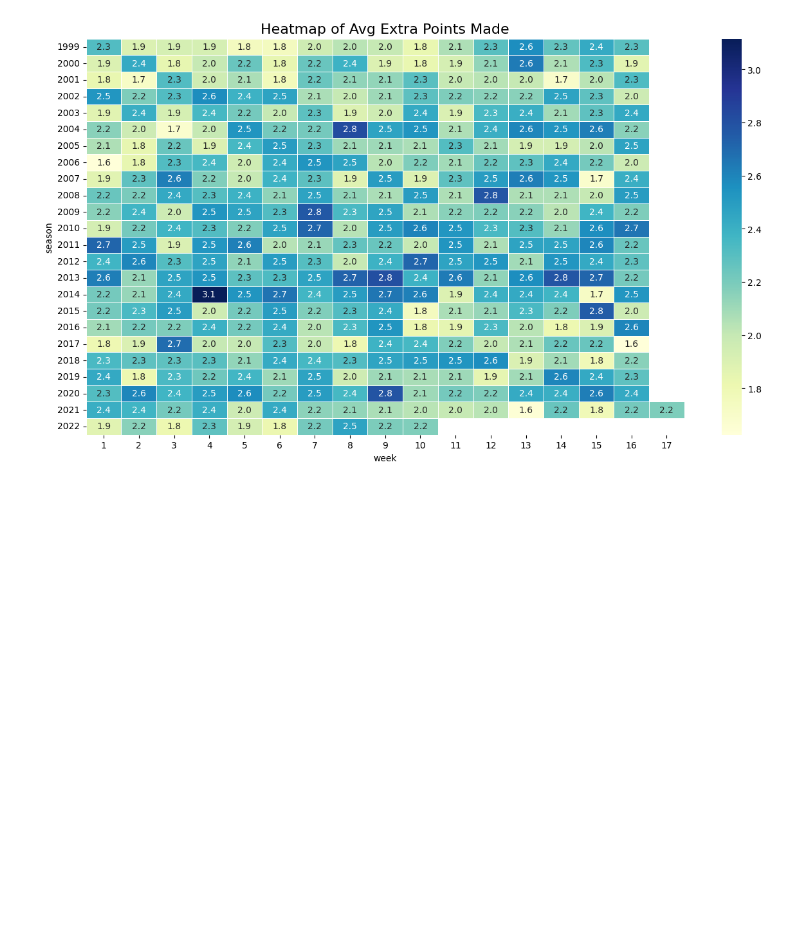
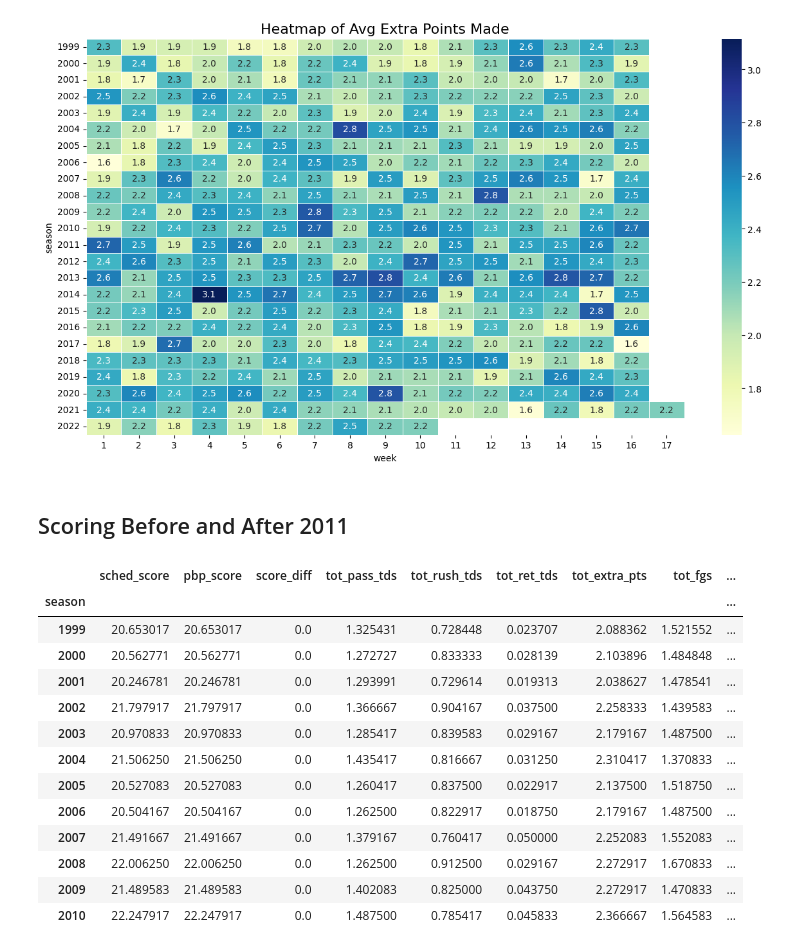
Before and after one commit to gfidanli/fantasy_football_analysis, a Jupyter notebook: daily_analysis/day_21_30/day25.ipynb, the cells around one changed output. Drawn from its saved outputs; the diff is of its cells as text; code cells hidden in the pictures; blank space fills up the shorter version.

```diff
--- a/daily_analysis/day_21_30/day25.ipynb
+++ b/daily_analysis/day_21_30/day25.ipynb
@@ -125,3 +98,5 @@ plot_heatmap(reg_season, 'tot_fgs', "Avg Field Goals Made")
 plot_heatmap(reg_season, 'tot_extra_pts', "Avg Extra Points Made")
 # %% [output]
 [figure]
+# %% [markdown]
+## Scoring Before and After 2011
@@ -127,0 +106,17 @@ plot_heatmap(reg_season, 'tot_extra_pts', "Avg Extra Points Made")
+# %%
+by_season_1999_2010
+# %% [output]
+|  | sched_score | pbp_score | score_diff | tot_pass_tds | tot_rush_tds | tot_ret_tds | tot_extra_pts | tot_fgs | ... |
+| season |  |  |  |  |  |  |  |  | ... |
+| 1999 | 20.653017 | 20.653017 | 0.0 | 1.325431 | 0.728448 | 0.023707 | 2.088362 | 1.521552 | ... |
+| 2000 | 20.562771 | 20.562771 | 0.0 | 1.272727 | 0.833333 | 0.028139 | 2.103896 | 1.484848 | ... |
+| 2001 | 20.246781 | 20.246781 | 0.0 | 1.293991 | 0.729614 | 0.019313 | 2.038627 | 1.478541 | ... |
+| 2002 | 21.797917 | 21.797917 | 0.0 | 1.366667 | 0.904167 | 0.037500 | 2.258333 | 1.439583 | ... |
+| 2003 | 20.970833 | 20.970833 | 0.0 | 1.285417 | 0.839583 | 0.029167 | 2.179167 | 1.487500 | ... |
+| 2004 | 21.506250 | 21.506250 | 0.0 | 1.435417 | 0.816667 | 0.031250 | 2.310417 | 1.370833 | ... |
+| 2005 | 20.527083 | 20.527083 | 0.0 | 1.260417 | 0.837500 | 0.022917 | 2.137500 | 1.518750 | ... |
+| 2006 | 20.504167 | 20.504167 | 0.0 | 1.262500 | 0.822917 | 0.018750 | 2.179167 | 1.487500 | ... |
+| 2007 | 21.491667 | 21.491667 | 0.0 | 1.379167 | 0.760417 | 0.050000 | 2.252083 | 1.552083 | ... |
+| 2008 | 22.006250 | 22.006250 | 0.0 | 1.262500 | 0.912500 | 0.029167 | 2.272917 | 1.670833 | ... |
+| 2009 | 21.489583 | 21.489583 | 0.0 | 1.402083 | 0.825000 | 0.043750 | 2.272917 | 1.470833 | ... |
+| 2010 | 22.247917 | 22.247917 | 0.0 | 1.487500 | 0.785417 | 0.045833 | 2.366667 | 1.564583 | ... |
```
Also changed, not shown: parts of 8 cells of this notebook.
